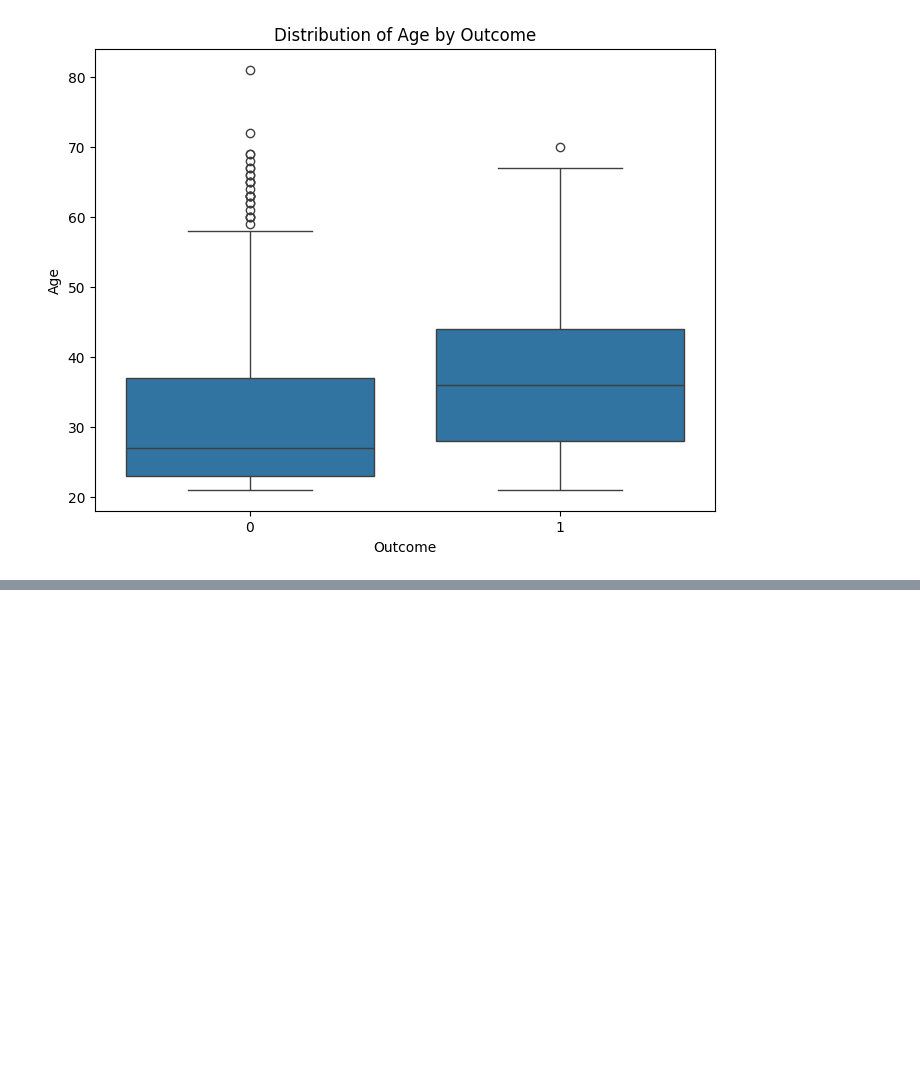
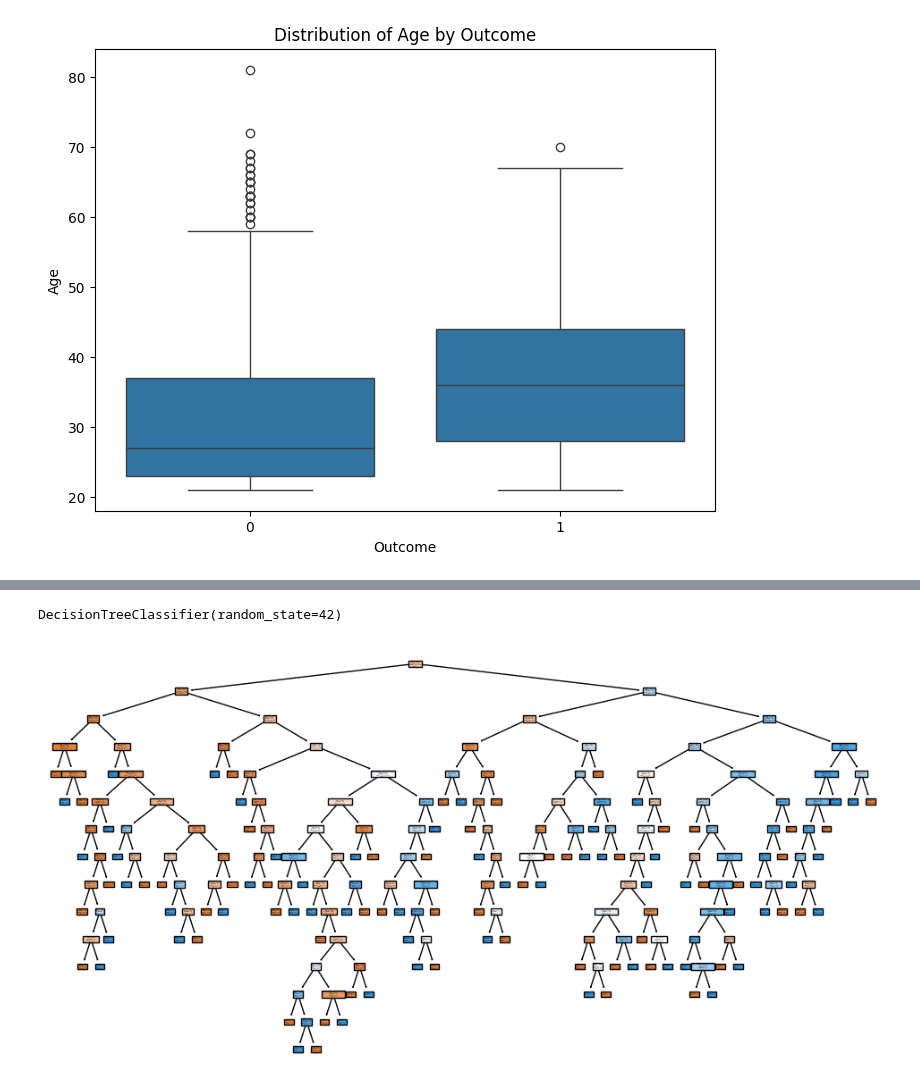
Before and after one commit to 4GeeksAcademy/Decision-Tree-machine-learning-python-template, a Jupyter notebook: src/explore.ipynb, the cells around one changed output, grey strips where cells are left out. Saved outputs shown, nothing was run; the diff lists cells and outputs as text; code cells hidden in the pictures; blank space fills up the shorter version.

```diff
--- a/src/explore.ipynb
+++ b/src/explore.ipynb
@@ -144,0 +173,5 @@ for var in variables:
+# %%
+train_data = pd.read_csv("../data/processed/clean_train.csv")
+test_data = pd.read_csv("../data/processed/clean_test.csv")
+
+train_data.head()
@@ -144,0 +194,22 @@ for var in variables:
+# %%
+X_train = train_data.drop(["Outcome"], axis = 1)
+y_train = train_data["Outcome"]
+X_test = test_data.drop(["Outcome"], axis = 1)
+y_test = test_data["Outcome"]
+# %%
+from sklearn.tree import DecisionTreeClassifier
+
+model = DecisionTreeClassifier(random_state = 42)
+model.fit(X_train, y_train)
+# %% [output]
+DecisionTreeClassifier(random_state=42)
+# %%
+from sklearn import tree
+
+fig = plt.figure(figsize=(12,6))
+
+tree.plot_tree(model, feature_names = list(X_train.columns), class_names = ["0", "1", "2"], filled = True)
+
+plt.show()
+# %% [output]
+[figure, added]
```
Also changed, not shown: parts of 18 cells of this notebook, 2 other files.
